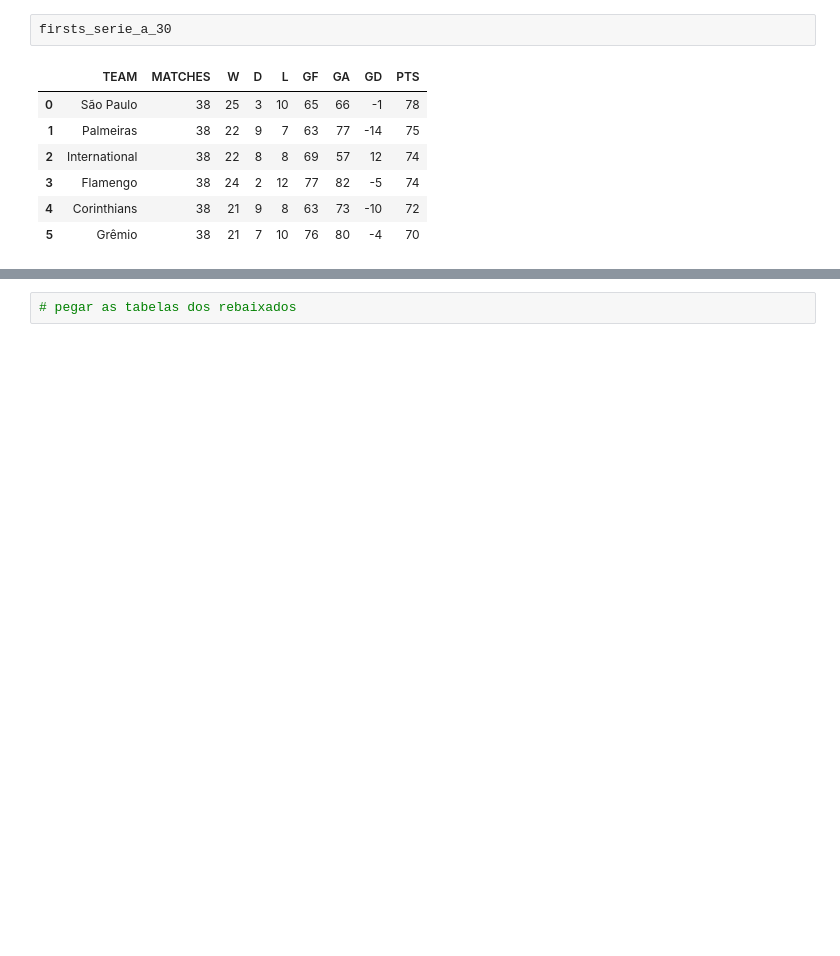
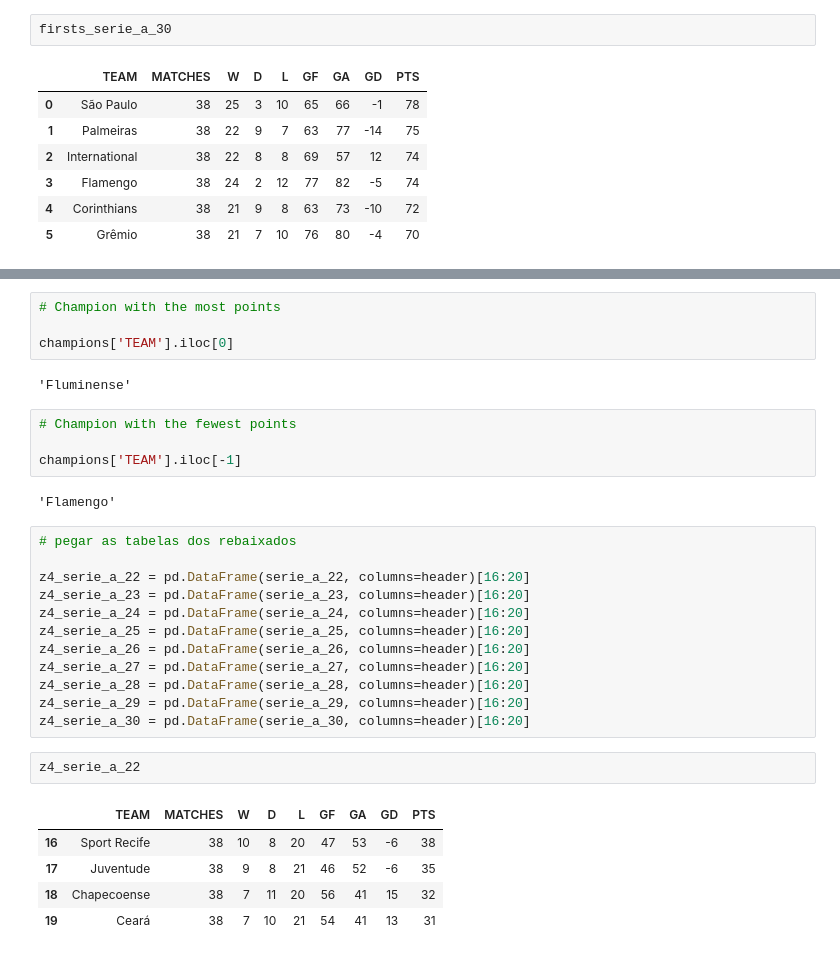
Before and after one commit to Rochamarc/tournament, a Jupyter notebook: DeepTableAnalysis.ipynb, the cells around one changed output, grey strips where cells are left out. Saved outputs shown, nothing was run; the diff lists cells and outputs as text; blank space fills up the shorter version.

Commit message:
feat: make a deep analysis on tables

```diff
--- a/DeepTableAnalysis.ipynb
+++ b/DeepTableAnalysis.ipynb
@@ -132,2 +191,32 @@ firsts_serie_a_30
+# %%
+# Champion with the most points
+
+champions['TEAM'].iloc[0]
+# %% [output]
+'Fluminense'
+# %%
+# Champion with the fewest points
+
+champions['TEAM'].iloc[-1]
+# %% [output]
+'Flamengo'
 # %%
 # pegar as tabelas dos rebaixados
+
+z4_serie_a_22 = pd.DataFrame(serie_a_22, columns=header)[16:20]
+z4_serie_a_23 = pd.DataFrame(serie_a_23, columns=header)[16:20]
+z4_serie_a_24 = pd.DataFrame(serie_a_24, columns=header)[16:20]
+z4_serie_a_25 = pd.DataFrame(serie_a_25, columns=header)[16:20]
+z4_serie_a_26 = pd.DataFrame(serie_a_26, columns=header)[16:20]
+z4_serie_a_27 = pd.DataFrame(serie_a_27, columns=header)[16:20]
+z4_serie_a_28 = pd.DataFrame(serie_a_28, columns=header)[16:20]
+z4_serie_a_29 = pd.DataFrame(serie_a_29, columns=header)[16:20]
+z4_serie_a_30 = pd.DataFrame(serie_a_30, columns=header)[16:20]
+# %%
+z4_serie_a_22
+# %% [output]
+|  | TEAM | MATCHES | W | D | L | GF | GA | GD | PTS |
+| 16 | Sport Recife | 38 | 10 | 8 | 20 | 47 | 53 | -6 | 38 |
+| 17 | Juventude | 38 | 9 | 8 | 21 | 46 | 52 | -6 | 35 |
+| 18 | Chapecoense | 38 | 7 | 11 | 20 | 56 | 41 | 15 | 32 |
+| 19 | Ceará | 38 | 7 | 10 | 21 | 54 | 41 | 13 | 31 |
```
Also changed, not shown: parts of 21 cells of this notebook.
